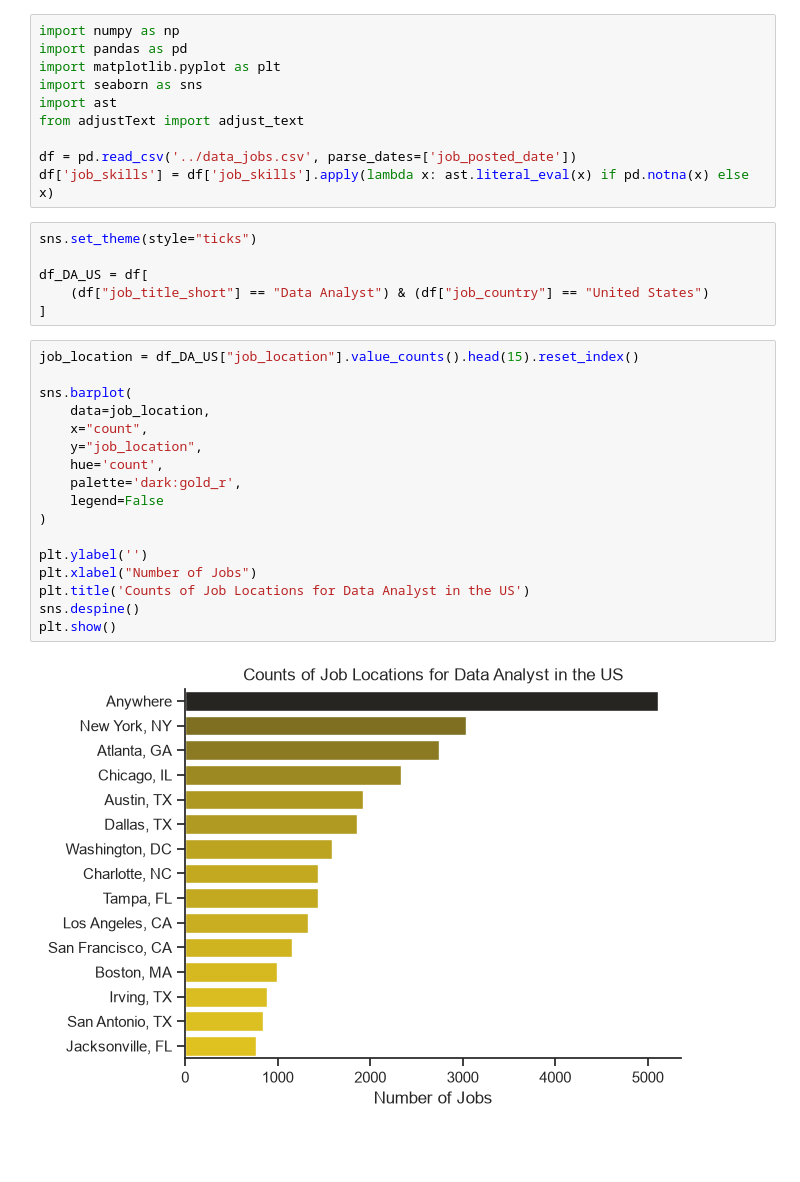
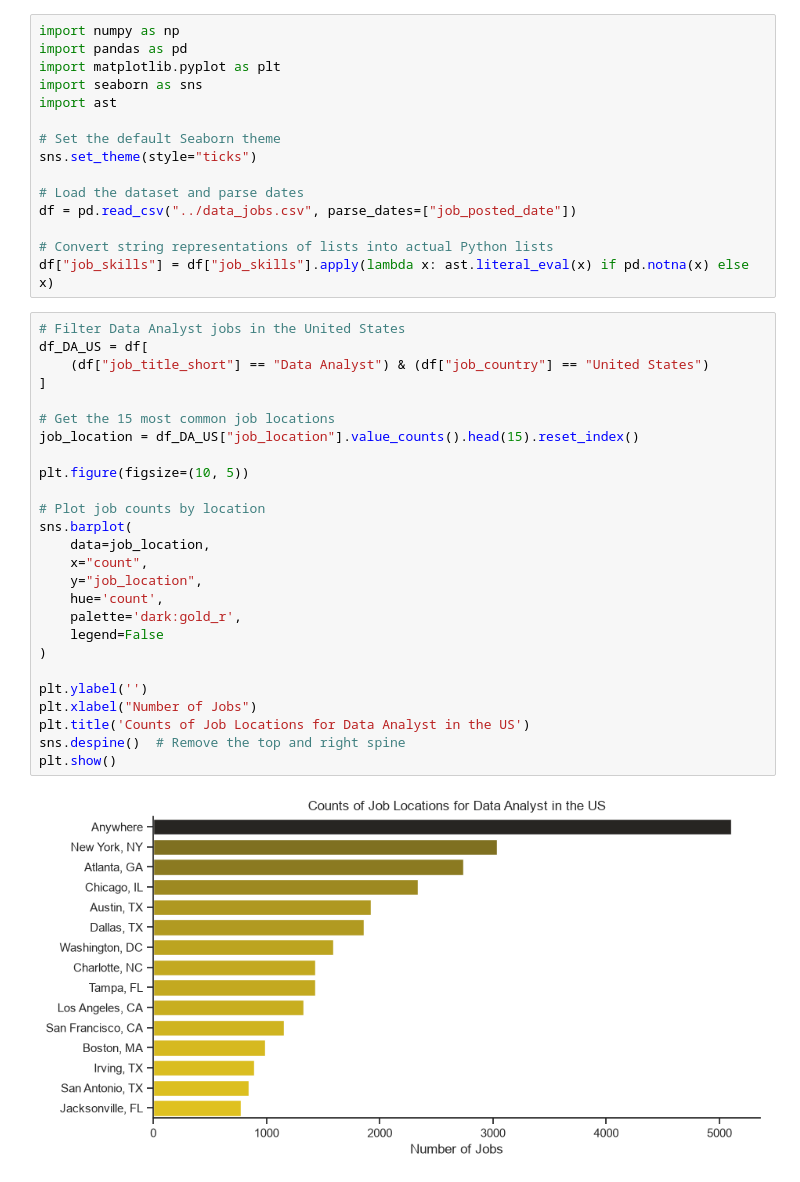
Before and after one commit to youssefengineer1-web/project, a Jupyter notebook: 1_EDA_intro.ipynb, the cells around one changed output. Saved outputs shown, nothing was run; the diff lists cells and outputs as text; blank space fills up the shorter version.

```diff
--- a/1_EDA_intro.ipynb
+++ b/1_EDA_intro.ipynb
@@ -4,33 +4,41 @@ import pandas as pd
 import matplotlib.pyplot as plt
 import seaborn as sns
 import ast
-from adjustText import adjust_text
 
-df = pd.read_csv('../data_jobs.csv', parse_dates=['job_posted_date'])
-df['job_skills'] = df['job_skills'].apply(lambda x: ast.literal_eval(x) if pd.notna(x) else x)
+# Set the default Seaborn theme
+sns.set_theme(style="ticks")
+
+# Load the dataset and parse dates
+df = pd.read_csv("../data_jobs.csv", parse_dates=["job_posted_date"])
+
+# Convert string representations of lists into actual Python lists
+df["job_skills"] = df["job_skills"].apply(lambda x: ast.literal_eval(x) if pd.notna(x) else x)
-# %%
-sns.set_theme(style="ticks")
-
-df_DA_US = df[
-    (df["job_title_short"] == "Data Analyst") & (df["job_country"] == "United States")
-]
 # %%
+# Filter Data Analyst jobs in the United States
+df_DA_US = df[
+    (df["job_title_short"] == "Data Analyst") & (df["job_country"] == "United States")
+]
+
+# Get the 15 most common job locations
 job_location = df_DA_US["job_location"].value_counts().head(15).reset_index()
 
+plt.figure(figsize=(10, 5))
+
+# Plot job counts by location
 sns.barplot(
     data=job_location,
     x="count",
     y="job_location",
     hue='count',
     palette='dark:gold_r',
     legend=False
 )
 
 plt.ylabel('')
 plt.xlabel("Number of Jobs")
 plt.title('Counts of Job Locations for Data Analyst in the US')
-sns.despine()
+sns.despine()  # Remove the top and right spine
 plt.show()
 # %% [output]
-[figure, old version]
+[figure, new version]
 # %%
```
Also changed, not shown: parts of 2 cells of this notebook, 13 other files.
